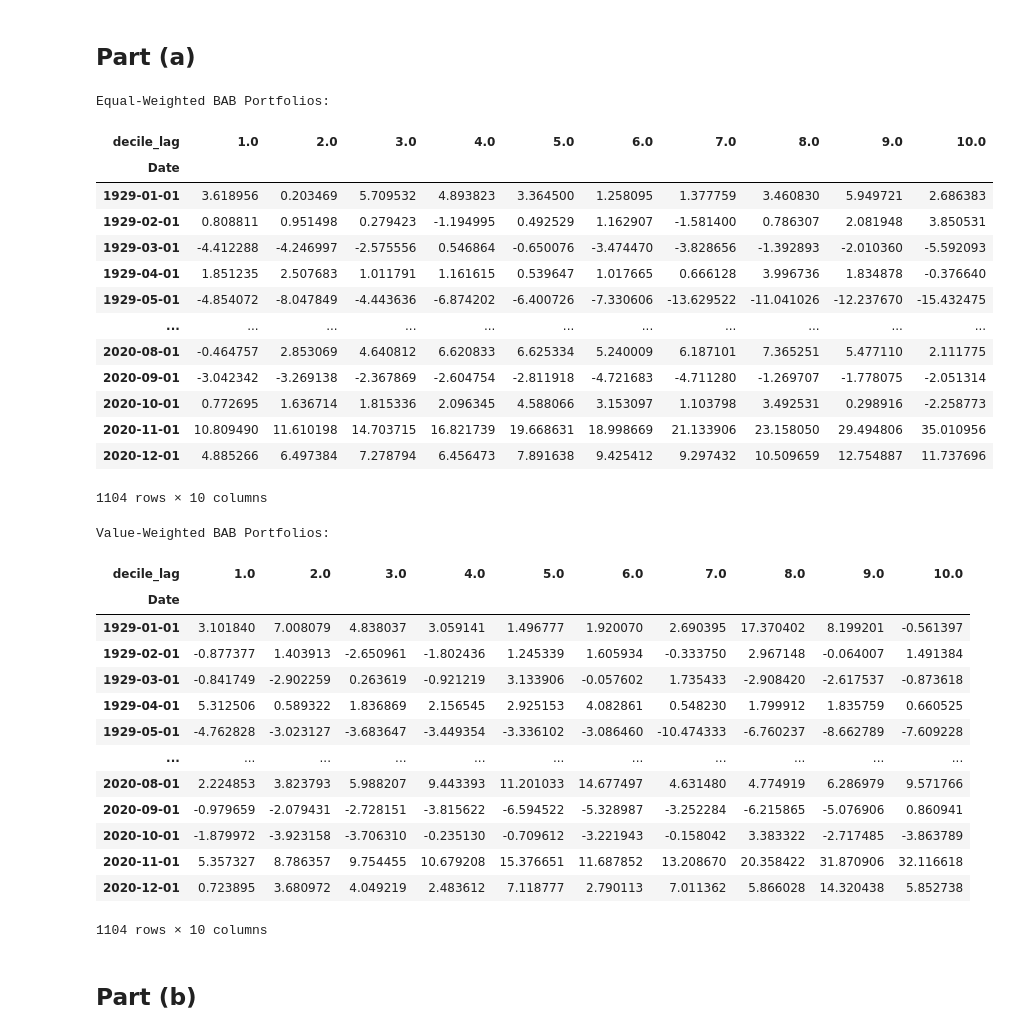
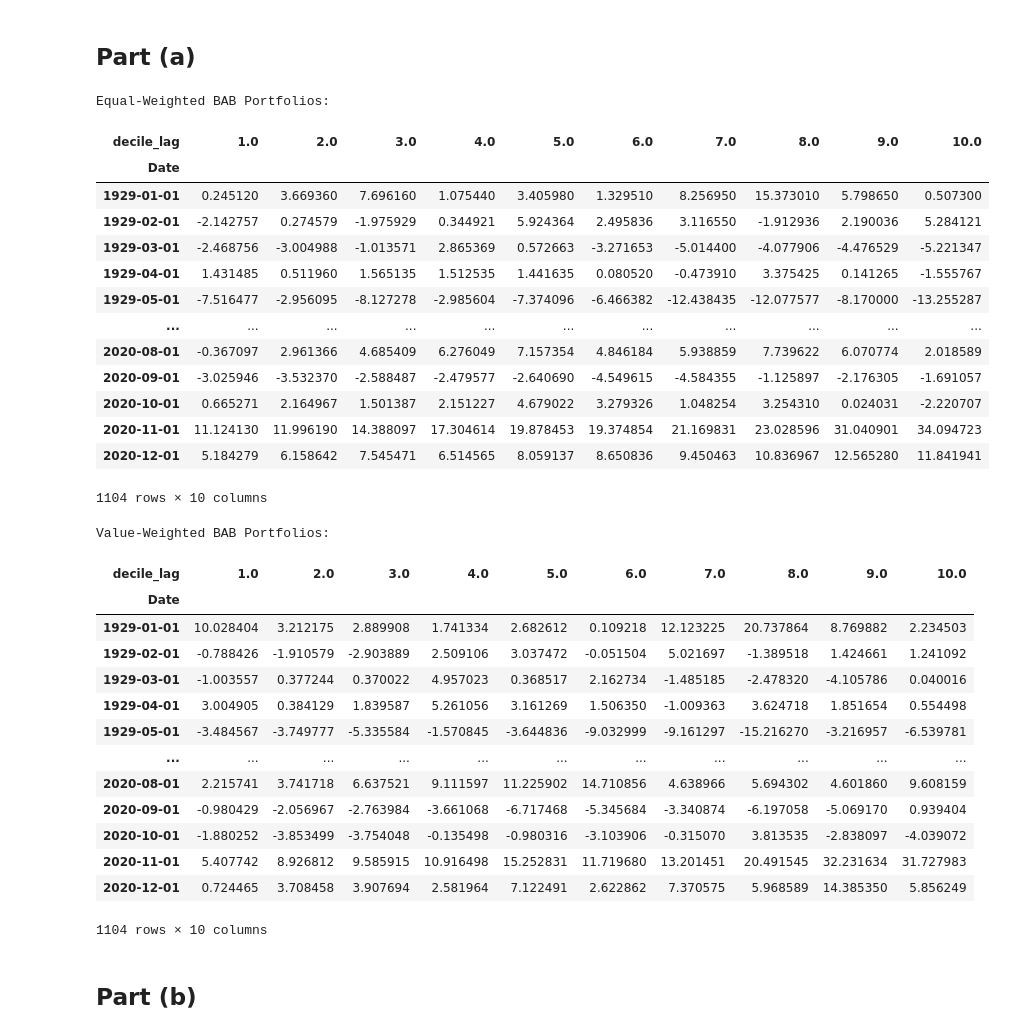
Before and after one commit to tiaeabraham/pbj-bem114, a Jupyter notebook: Problem Set 2/BEM 114 Problem Set 2 - PBJ.ipynb, the cells around one changed output. Cells and saved outputs as stored; diff of their text form; code cells hidden in the pictures.

```diff
--- a/Problem Set 2/BEM 114 Problem Set 2 - PBJ.ipynb
+++ b/Problem Set 2/BEM 114 Problem Set 2 - PBJ.ipynb
@@ -88,7 +88,7 @@ crsp = crsp.dropna(subset=['RET', 'PRC', 'SHROUT'])
 # 2) Compute market equity (ME)
 # ———————————————
 # dividing by 1,000 just rescales into millions; optional
-crsp['ME'] = crsp['PRC'] * crsp['SHROUT']
+crsp['ME'] = crsp['PRC'] * crsp['SHROUT'] / 1000
 
 # ———————————————
 # 3) Assign size deciles each month
@@ -741,7 +748,7 @@ crsp_bab = crsp.copy()
 crsp_bab['Date'] = crsp_bab['date'].dt.to_period('M').dt.to_timestamp()
 crsp_bab = crsp_bab.merge(ff3, on='Date', how='left')
 
-# 3) Compute excess return
+# 3) Compute excess return -- convert returns to percentage
 crsp_bab['RET_ex'] = crsp_bab['RET'] * 100 - crsp_bab['RF']
 
 # 4) Rolling 36‑month CAPM beta per stock
@@ -760,46 +767,47 @@ crsp_bab['beta'] = (
     .groupby('PERMNO', group_keys=False)
     .apply(rolling_beta)
 )
 
 # 5) Sort into β‐deciles each month
 crsp_bab['beta_rank']   = crsp_bab.groupby('Date')['beta'].rank(pct=True)
 crsp_bab['beta_decile'] = np.ceil(crsp_bab['beta_rank'] * 10)
 
-crsp_bab = crsp_bab.dropna(subset=['beta_decile']).groupby(['Date','beta_decile'], group_keys=False).apply(_assign_w)
+crsp_bab = crsp_bab.dropna(subset=['beta_decile']).groupby(
+    ['Date','beta_decile'], group_keys=False).apply(_assign_w)
 
 # 7) Lag decile and weights one month
 crsp_bab['decile_lag'] = crsp_bab.groupby('PERMNO')['beta_decile'].shift(1)
 crsp_bab['w_eq_lag']   = crsp_bab.groupby('PERMNO')['w_eq'].shift(1)
 crsp_bab['w_val_lag']  = crsp_bab.groupby('PERMNO')['w_val'].shift(1)
 
 # 8) Calculate portfolio returns
 crsp_bab['ret_eq']  = crsp_bab['w_eq_lag']  * crsp_bab['RET']
 crsp_bab['ret_val'] = crsp_bab['w_val_lag'] * crsp_bab['RET']
 
 # 9) Aggregate into decile‑portfolio return tables (in %)
 ew_bab = crsp_bab.groupby(['Date','decile_lag'])['ret_eq'] \
                 .sum().unstack() * 100
 vw_bab = crsp_bab.groupby(['Date','decile_lag'])['ret_val'] \
                 .sum().unstack() * 100
 
-# ew_bab and vw_bab now hold your BAB decile returns 1–10 for each month
+# ew_bab and vw_bab now hold BAB decile returns 1–10 for each month
 print("Equal‑Weighted BAB Portfolios:")
 ew_bab
 # %% [output]
 Equal‑Weighted BAB Portfolios:
 | decile_lag | 1.0 | 2.0 | 3.0 | 4.0 | 5.0 | 6.0 | 7.0 | 8.0 | 9.0 | 10.0 |
 | Date |  |  |  |  |  |  |  |  |  |  |
-| 1929-01-01 | 3.618956 | 0.203469 | 5.709532 | 4.893823 | 3.364500 | 1.258095 | 1.377759 | 3.460830 | 5.949721 | 2.686383 |
-| 1929-02-01 | 0.808811 | 0.951498 | 0.279423 | -1.194995 | 0.492529 | 1.162907 | -1.581400 | 0.786307 | 2.081948 | 3.850531 |
-| 1929-03-01 | -4.412288 | -4.246997 | -2.575556 | 0.546864 | -0.650076 | -3.474470 | -3.828656 | -1.392893 | -2.010360 | -5.592093 |
-| 1929-04-01 | 1.851235 | 2.507683 | 1.011791 | 1.161615 | 0.539647 | 1.017665 | 0.666128 | 3.996736 | 1.834878 | -0.376640 |
-| 1929-05-01 | -4.854072 | -8.047849 | -4.443636 | -6.874202 | -6.400726 | -7.330606 | -13.629522 | -11.041026 | -12.237670 | -15.432475 |
+| 1929-01-01 | 0.245120 | 3.669360 | 7.696160 | 1.075440 | 3.405980 | 1.329510 | 8.256950 | 15.373010 | 5.798650 | 0.507300 |
+| 1929-02-01 | -2.142757 | 0.274579 | -1.975929 | 0.344921 | 5.924364 | 2.495836 | 3.116550 | -1.912936 | 2.190036 | 5.284121 |
+| 1929-03-01 | -2.468756 | -3.004988 | -1.013571 | 2.865369 | 0.572663 | -3.271653 | -5.014400 | -4.077906 | -4.476529 | -5.221347 |
+| 1929-04-01 | 1.431485 | 0.511960 | 1.565135 | 1.512535 | 1.441635 | 0.080520 | -0.473910 | 3.375425 | 0.141265 | -1.555767 |
+| 1929-05-01 | -7.516477 | -2.956095 | -8.127278 | -2.985604 | -7.374096 | -6.466382 | -12.438435 | -12.077577 | -8.170000 | -13.255287 |
 | ... | ... | ... | ... | ... | ... | ... | ... | ... | ... | ... |
-| 2020-08-01 | -0.464757 | 2.853069 | 4.640812 | 6.620833 | 6.625334 | 5.240009 | 6.187101 | 7.365251 | 5.477110 | 2.111775 |
-| 2020-09-01 | -3.042342 | -3.269138 | -2.367869 | -2.604754 | -2.811918 | -4.721683 | -4.711280 | -1.269707 | -1.778075 | -2.051314 |
-| 2020-10-01 | 0.772695 | 1.636714 | 1.815336 | 2.096345 | 4.588066 | 3.153097 | 1.103798 | 3.492531 | 0.298916 | -2.258773 |
-| 2020-11-01 | 10.809490 | 11.610198 | 14.703715 | 16.821739 | 19.668631 | 18.998669 | 21.133906 | 23.158050 | 29.494806 | 35.010956 |
-| 2020-12-01 | 4.885266 | 6.497384 | 7.278794 | 6.456473 | 7.891638 | 9.425412 | 9.297432 | 10.509659 | 12.754887 | 11.737696 |
+| 2020-08-01 | -0.367097 | 2.961366 | 4.685409 | 6.276049 | 7.157354 | 4.846184 | 5.938859 | 7.739622 | 6.070774 | 2.018589 |
+| 2020-09-01 | -3.025946 | -3.532370 | -2.588487 | -2.479577 | -2.640690 | -4.549615 | -4.584355 | -1.125897 | -2.176305 | -1.691057 |
+| 2020-10-01 | 0.665271 | 2.164967 | 1.501387 | 2.151227 | 4.679022 | 3.279326 | 1.048254 | 3.254310 | 0.024031 | -2.220707 |
+| 2020-11-01 | 11.124130 | 11.996190 | 14.388097 | 17.304614 | 19.878453 | 19.374854 | 21.169831 | 23.028596 | 31.040901 | 34.094723 |
+| 2020-12-01 | 5.184279 | 6.158642 | 7.545471 | 6.514565 | 8.059137 | 8.650836 | 9.450463 | 10.836967 | 12.565280 | 11.841941 |
 1104 rows × 10 columns
 # %%
 print("\nValue‑Weighted BAB Portfolios:")
@@ -808,17 +816,17 @@ vw_bab
 Value‑Weighted BAB Portfolios:
 | decile_lag | 1.0 | 2.0 | 3.0 | 4.0 | 5.0 | 6.0 | 7.0 | 8.0 | 9.0 | 10.0 |
 | Date |  |  |  |  |  |  |  |  |  |  |
-| 1929-01-01 | 3.101840 | 7.008079 | 4.838037 | 3.059141 | 1.496777 | 1.920070 | 2.690395 | 17.370402 | 8.199201 | -0.561397 |
-| 1929-02-01 | -0.877377 | 1.403913 | -2.650961 | -1.802436 | 1.245339 | 1.605934 | -0.333750 | 2.967148 | -0.064007 | 1.491384 |
-| 1929-03-01 | -0.841749 | -2.902259 | 0.263619 | -0.921219 | 3.133906 | -0.057602 | 1.735433 | -2.908420 | -2.617537 | -0.873618 |
-| 1929-04-01 | 5.312506 | 0.589322 | 1.836869 | 2.156545 | 2.925153 | 4.082861 | 0.548230 | 1.799912 | 1.835759 | 0.660525 |
-| 1929-05-01 | -4.762828 | -3.023127 | -3.683647 | -3.449354 | -3.336102 | -3.086460 | -10.474333 | -6.760237 | -8.662789 | -7.609228 |
+| 1929-01-01 | 10.028404 | 3.212175 | 2.889908 | 1.741334 | 2.682612 | 0.109218 | 12.123225 | 20.737864 | 8.769882 | 2.234503 |
+| 1929-02-01 | -0.788426 | -1.910579 | -2.903889 | 2.509106 | 3.037472 | -0.051504 | 5.021697 | -1.389518 | 1.424661 | 1.241092 |
+| 1929-03-01 | -1.003557 | 0.377244 | 0.370022 | 4.957023 | 0.368517 | 2.162734 | -1.485185 | -2.478320 | -4.105786 | 0.040016 |
+| 1929-04-01 | 3.004905 | 0.384129 | 1.839587 | 5.261056 | 3.161269 | 1.506350 | -1.009363 | 3.624718 | 1.851654 | 0.554498 |
+| 1929-05-01 | -3.484567 | -3.749777 | -5.335584 | -1.570845 | -3.644836 | -9.032999 | -9.161297 | -15.216270 | -3.216957 | -6.539781 |
 | ... | ... | ... | ... | ... | ... | ... | ... | ... | ... | ... |
-| 2020-08-01 | 2.224853 | 3.823793 | 5.988207 | 9.443393 | 11.201033 | 14.677497 | 4.631480 | 4.774919 | 6.286979 | 9.571766 |
-| 2020-09-01 | -0.979659 | -2.079431 | -2.728151 | -3.815622 | -6.594522 | -5.328987 | -3.252284 | -6.215865 | -5.076906 | 0.860941 |
-| 2020-10-01 | -1.879972 | -3.923158 | -3.706310 | -0.235130 | -0.709612 | -3.221943 | -0.158042 | 3.383322 | -2.717485 | -3.863789 |
-| 2020-11-01 | 5.357327 | 8.786357 | 9.754455 | 10.679208 | 15.376651 | 11.687852 | 13.208670 | 20.358422 | 31.870906 | 32.116618 |
-| 2020-12-01 | 0.723895 | 3.680972 | 4.049219 | 2.483612 | 7.118777 | 2.790113 | 7.011362 | 5.866028 | 14.320438 | 5.852738 |
+| 2020-08-01 | 2.215741 | 3.741718 | 6.637521 | 9.111597 | 11.225902 | 14.710856 | 4.638966 | 5.694302 | 4.601860 | 9.608159 |
+| 2020-09-01 | -0.980429 | -2.056967 | -2.763984 | -3.661068 | -6.717468 | -5.345684 | -3.340874 | -6.197058 | -5.069170 | 0.939404 |
+| 2020-10-01 | -1.880252 | -3.853499 | -3.754048 | -0.135498 | -0.980316 | -3.103906 | -0.315070 | 3.813535 | -2.838097 | -4.039072 |
+| 2020-11-01 | 5.407742 | 8.926812 | 9.585915 | 10.916498 | 15.252831 | 11.719680 | 13.201451 | 20.491545 | 32.231634 | 31.727983 |
+| 2020-12-01 | 0.724465 | 3.708458 | 3.907694 | 2.581964 | 7.122491 | 2.622862 | 7.370575 | 5.968589 | 14.385350 | 5.856249 |
 1104 rows × 10 columns
 # %% [markdown]
 ## Part (b)
```
Also changed, not shown: parts of 16 cells of this notebook, 5 other files.
